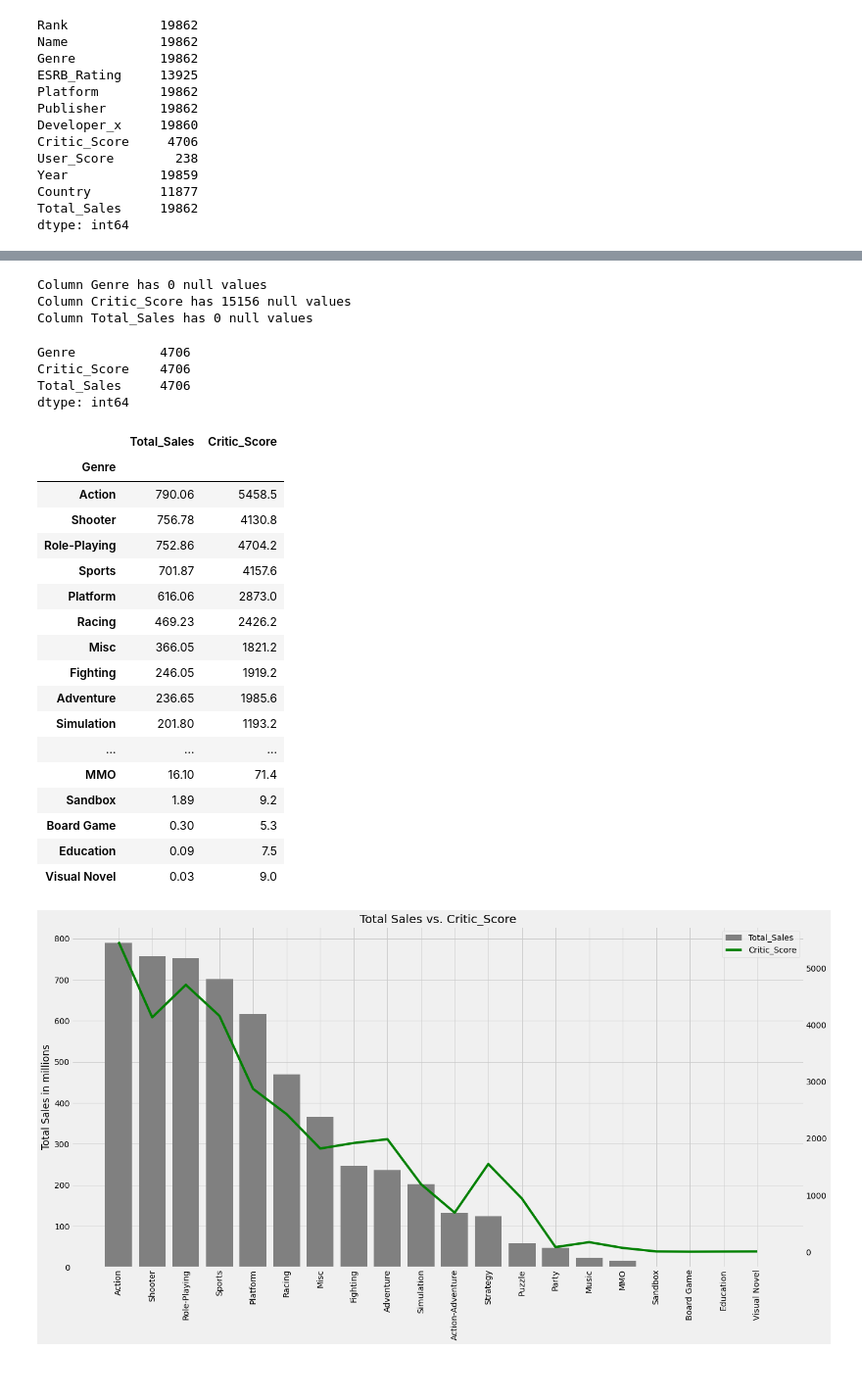
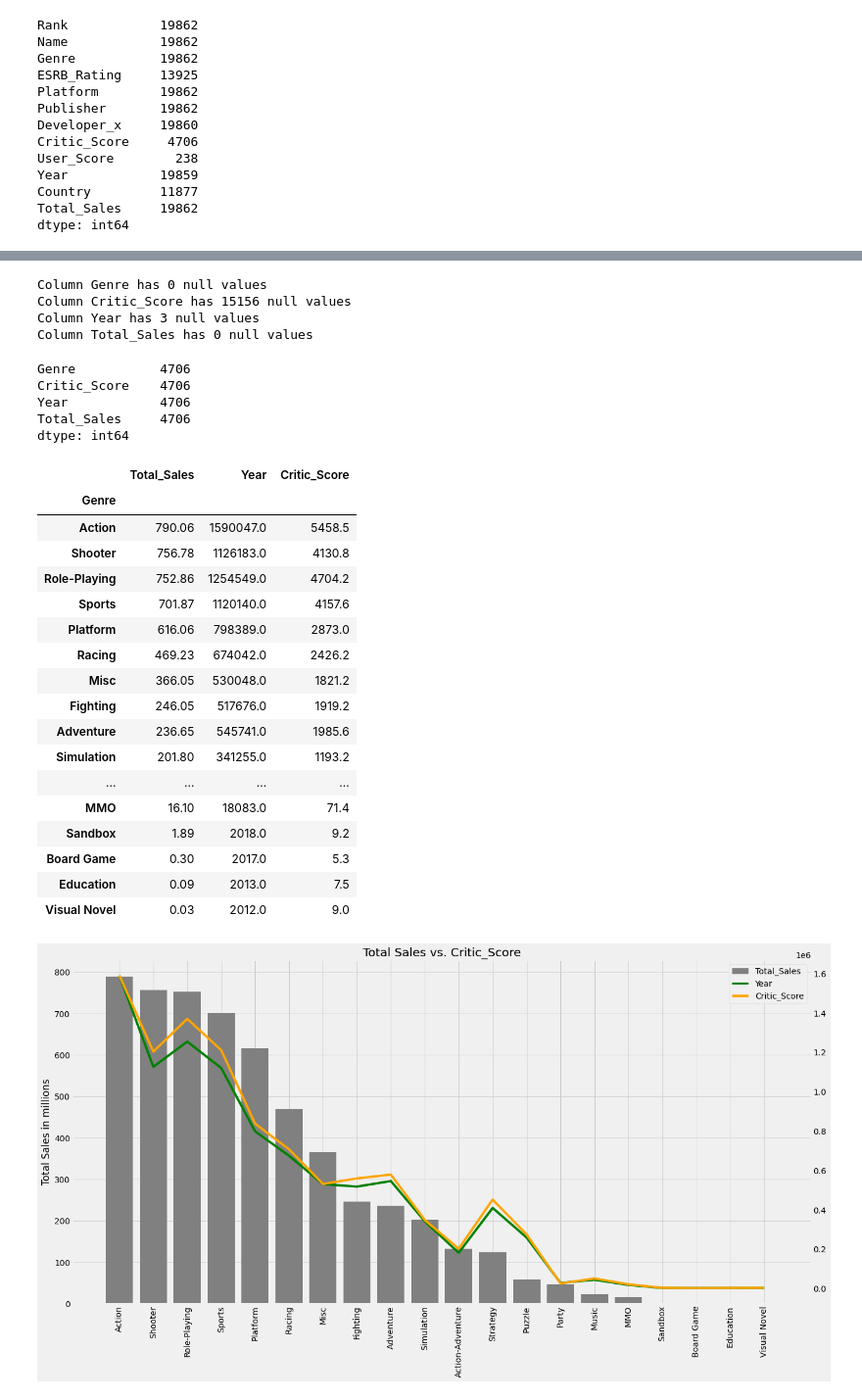
Before and after one commit to kntln/Video_Games_Sales, a Jupyter notebook: Graphing_Total_Sales_and_Critics_Score.ipynb, the cells around one changed output, grey strips where cells are left out. Shown at 98% size. Cells and saved outputs as stored; diff of their text form; code cells hidden in the pictures; blank space fills up the shorter version.

Commit message:
Updating Graphing file.

```diff
--- a/Graphing_Total_Sales_and_Critics_Score.ipynb
+++ b/Graphing_Total_Sales_and_Critics_Score.ipynb
@@ -37,6 +37,6 @@ Total_Sales     19862
 dtype: int64
 # %%
 # Drop columns:
-graph_df = graph_df.drop(['Rank', 'Name', 'User_Score', 'ESRB_Rating', 'Publisher', 'Platform', 'Year', 'Developer_x', 'Country'], axis = 1)
+graph_df = graph_df.drop(['Rank', 'Name', 'User_Score', 'ESRB_Rating', 'Publisher', 'Platform', 'Developer_x', 'Country'], axis = 1)
 graph_df.head()
 # %% [output]
@@ -60,6 +61,7 @@ for column in graph_df.columns:
 # %% [output]
 Column Genre has 0 null values
 Column Critic_Score has 15156 null values
+Column Year has 3 null values
 Column Total_Sales has 0 null values
 # %%
 graph_df = graph_df.dropna()
@@ -67,58 +69,66 @@ graph_df.count()
 # %% [output]
 Genre           4706
 Critic_Score    4706
+Year            4706
 Total_Sales     4706
 dtype: int64
 # %%
 # Group Genre and sum
-genre_graph_df = graph_df.groupby('Genre').sum()[['Total_Sales', 'Critic_Score']]
+genre_graph_df = graph_df.groupby('Genre').sum()[['Total_Sales', 'Year', 'Critic_Score']]
 #genre_graph_dff = genre_graph_df['Total_Sales'].map("{:,}".format)
 # genre_graph_df = genre_graph_df.style.format({'Total_Sales': "{:,}",
 #                                                  'Critic_Score': "{:,}",
 genre_graph_df = genre_graph_df.sort_values(by=['Total_Sales'], ascending=False)
 genre_graph_df
 # %% [output]
-|  | Total_Sales | Critic_Score |
-| Genre |  |  |
-| Action | 790.06 | 5458.5 |
-| Shooter | 756.78 | 4130.8 |
-| Role-Playing | 752.86 | 4704.2 |
-| Sports | 701.87 | 4157.6 |
-| Platform | 616.06 | 2873.0 |
-| Racing | 469.23 | 2426.2 |
-| Misc | 366.05 | 1821.2 |
-| Fighting | 246.05 | 1919.2 |
-| Adventure | 236.65 | 1985.6 |
-| Simulation | 201.80 | 1193.2 |
-| ... | ... | ... |
-| MMO | 16.10 | 71.4 |
-| Sandbox | 1.89 | 9.2 |
-| Board Game | 0.30 | 5.3 |
-| Education | 0.09 | 7.5 |
-| Visual Novel | 0.03 | 9.0 |
+|  | Total_Sales | Year | Critic_Score |
+| Genre |  |  |  |
+| Action | 790.06 | 1590047.0 | 5458.5 |
+| Shooter | 756.78 | 1126183.0 | 4130.8 |
+| Role-Playing | 752.86 | 1254549.0 | 4704.2 |
+| Sports | 701.87 | 1120140.0 | 4157.6 |
+| Platform | 616.06 | 798389.0 | 2873.0 |
+| Racing | 469.23 | 674042.0 | 2426.2 |
+| Misc | 366.05 | 530048.0 | 1821.2 |
+| Fighting | 246.05 | 517676.0 | 1919.2 |
+| Adventure | 236.65 | 545741.0 | 1985.6 |
+| Simulation | 201.80 | 341255.0 | 1193.2 |
+| ... | ... | ... | ... |
+| MMO | 16.10 | 18083.0 | 71.4 |
+| Sandbox | 1.89 | 2018.0 | 9.2 |
+| Board Game | 0.30 | 2017.0 | 5.3 |
+| Education | 0.09 | 2013.0 | 7.5 |
+| Visual Novel | 0.03 | 2012.0 | 9.0 |
 # %%
 from matplotlib.legend_handler import HandlerLineCollection, HandlerTuple
 # %%
 plt.rcParams['figure.figsize']=(20,10) # set the figure size
 plt.style.use('fivethirtyeight') # using the fivethirtyeight matplotlib theme
 fig, ax1 = plt.subplots()
 plt.xticks(rotation=90)
 
 #plt.axis('off')
 #plt.tick_params(axis = 'y', right='off', labelright='off')
 
 l1 = ax1.bar(genre_graph_df.index, genre_graph_df.Total_Sales, color='gray', label='Total Sales in millions')
 
 # Set up grid 2
 ax2 = ax1.twinx()
-l2, = ax2.plot(genre_graph_df.Critic_Score, color='green', label = 'Critic_Score')
+l2, = ax2.plot(genre_graph_df.Year, color='green', label = 'Year')
 ax2.grid(b=False) # turn off grid 2
+
+# Set up grid 3
+ax3 = ax1.twinx()
+l3, = ax3.plot(genre_graph_df.Critic_Score, color='orange', label = 'Critic_Score')
+ax3.grid(b=False) # turn off grid 3
+#ax3.spines['right'].set_visible(False)
+ax3.set_yticklabels([]) # Turn off tick labels
 
 
 ax1.set_title('Total Sales vs. Critic_Score')
 ax1.set_ylabel('Total Sales in millions')
-ax1.legend(( l1, l2), ('Total_Sales', "Critic_Score"), loc = 'upper right')
+ax1.legend(( l1, l2, l3), ('Total_Sales', "Year", "Critic_Score"), loc = 'upper right')
 
 plt.show()
 # %% [output]
-[figure, old version]
+[figure, new version]
```
Also changed, not shown: parts of 2 cells of this notebook, 1 other file.
